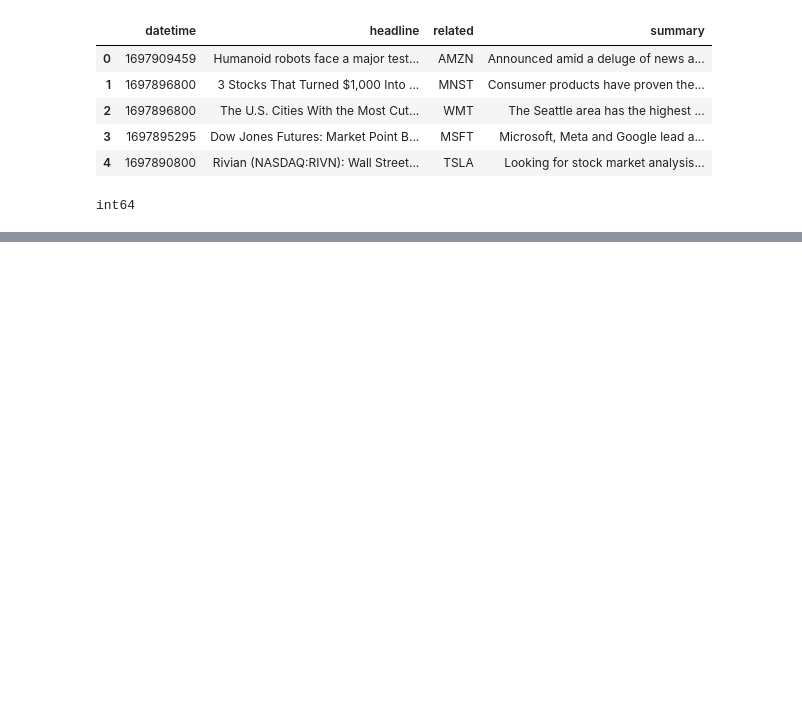
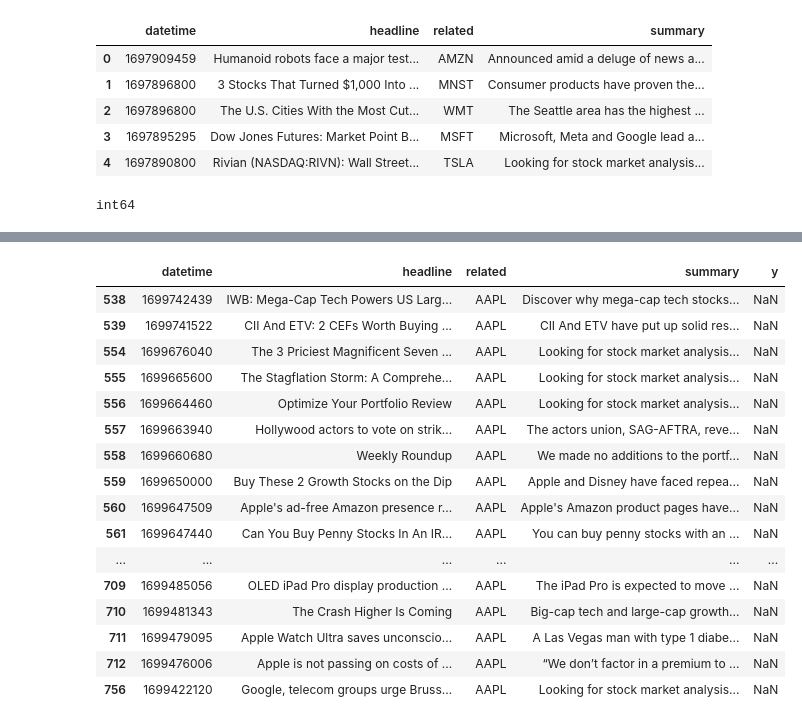
Before and after one commit to UICProjects/stock_market_predictor, a Jupyter notebook: prepare_dataset.ipynb, the cells around one changed output, grey strips where cells are left out. Saved outputs shown, nothing was run; the diff lists cells and outputs as text; code cells hidden in the pictures; blank space fills up the shorter version.

```diff
--- a/prepare_dataset.ipynb
+++ b/prepare_dataset.ipynb
@@ -80,0 +41,14 @@ x
+# %%
+sd = StockData()
+# %%
+errors = []
+# %%
+def get_stock_data(x):
+    try:
+        return sd.get_delta(x['datetime'], x['related'])
+    except ValueError as ve:
+        print(ve)
+        errors.append(x)
+        return None
+# %%
+news_data['y'] = news_data.apply(lambda x : get_stock_data(x),axis=1)
@@ -80,0 +67,20 @@ x
+# %%
+news_data[~news_data['y'].notna()]
+# %% [output]
+|  | datetime | headline | related | summary | y |
+| 538 | 1699742439 | IWB: Mega-Cap Tech Powers US Larg... | AAPL | Discover why mega-cap tech stocks... | NaN |
+| 539 | 1699741522 | CII And ETV: 2 CEFs Worth Buying ... | AAPL | CII And ETV have put up solid res... | NaN |
+| 554 | 1699676040 | The 3 Priciest Magnificent Seven ... | AAPL | Looking for stock market analysis... | NaN |
+| 555 | 1699665600 | The Stagflation Storm: A Comprehe... | AAPL | Looking for stock market analysis... | NaN |
+| 556 | 1699664460 | Optimize Your Portfolio Review | AAPL | Looking for stock market analysis... | NaN |
+| 557 | 1699663940 | Hollywood actors to vote on strik... | AAPL | The actors union, SAG-AFTRA, reve... | NaN |
+| 558 | 1699660680 | Weekly Roundup | AAPL | We made no additions to the portf... | NaN |
+| 559 | 1699650000 | Buy These 2 Growth Stocks on the Dip | AAPL | Apple and Disney have faced repea... | NaN |
+| 560 | 1699647509 | Apple's ad-free Amazon presence r... | AAPL | Apple's Amazon product pages have... | NaN |
+| 561 | 1699647440 | Can You Buy Penny Stocks In An IR... | AAPL | You can buy penny stocks with an ... | NaN |
+| ... | ... | ... | ... | ... | ... |
+| 709 | 1699485056 | OLED iPad Pro display production ... | AAPL | The iPad Pro is expected to move ... | NaN |
+| 710 | 1699481343 | The Crash Higher Is Coming | AAPL | Big-cap tech and large-cap growth... | NaN |
+| 711 | 1699479095 | Apple Watch Ultra saves unconscio... | AAPL | A Las Vegas man with type 1 diabe... | NaN |
+| 712 | 1699476006 | Apple is not passing on costs of ... | AAPL | “We don’t factor in a premium to ... | NaN |
+| 756 | 1699422120 | Google, telecom groups urge Bruss... | AAPL | Looking for stock market analysis... | NaN |
```
Also changed, not shown: parts of 14 cells of this notebook.
